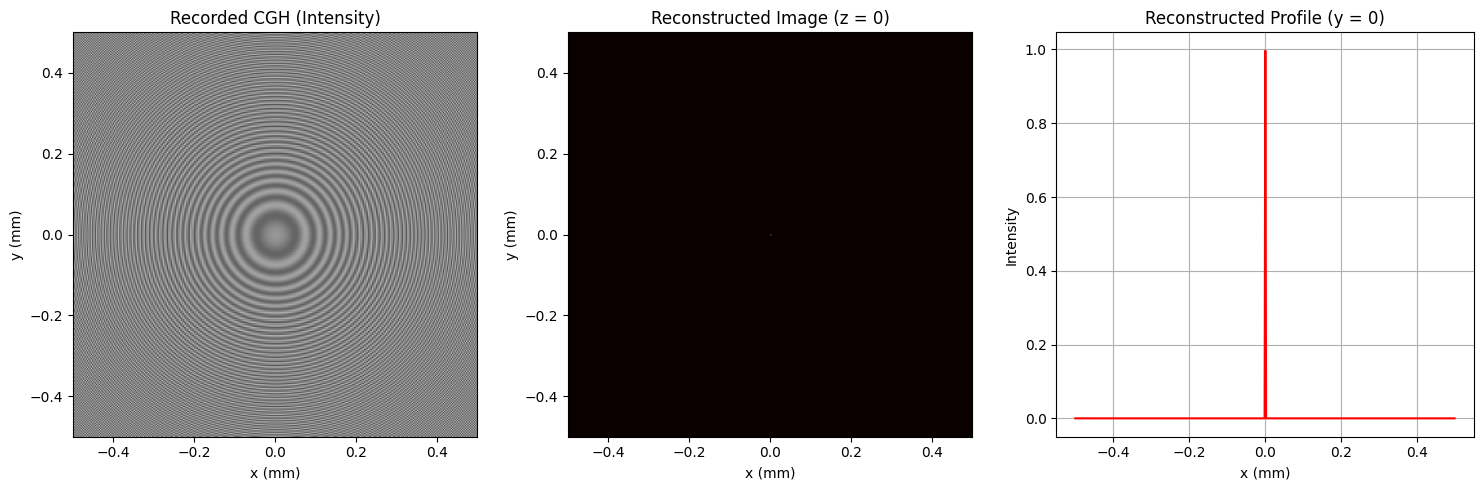
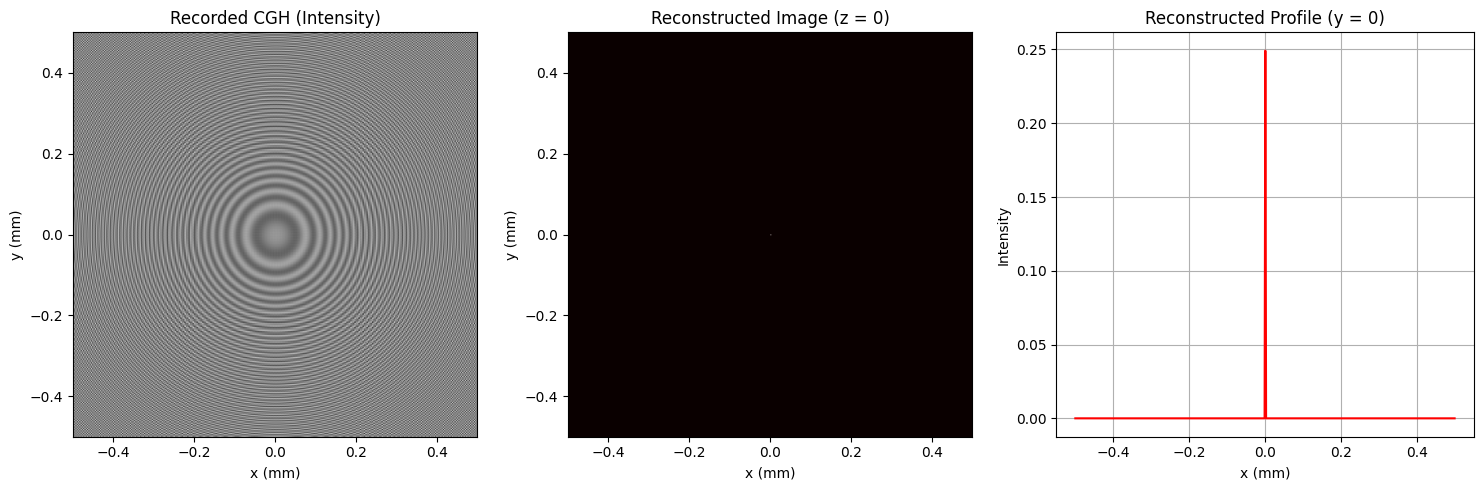
Unified diff of the notebook cell whose output changed from the first chart to the second:
--- before
+++ after
@@ -43,25 +43,21 @@
 u_object_plane = np.zeros((N, N), dtype=complex)
 # 中央に1点だけ光を配置
-u_object_plane[N//2, N//2] = 1.0
+u_object_plane[N//2, N//2] = 1
 
 # 物体光の伝搬 (z = 0 -> z = z)
 u_object_prop = propagate_asm(u_object_plane, z, wavelength, FX, FY)
 
-# 参照光（平行光、今回は光軸に並行な平面波）
+# 参照光（平行光、光軸に並行な平面波）
 u_reference = np.ones((N, N), dtype=complex)
 
-# 干渉
-# I = |O + R|^2 = |O|^2 + |R|^2 + O*R* + O**R
-u_hologram = u_object_prop + u_reference
-I_hologram = np.abs(u_hologram)**2
+# ゾーンプレート
+I_hologram_real = np.real(u_object_prop)
 
 # --- 4. 【再生フェーズ】 ---
-# 1. ホログラムの平均値（バイアス成分）を引いて、変化分（干渉縞）だけを取り出す
-I_hologram_ac = I_hologram - np.mean(I_hologram)
 
-# 2. バイアスを引いたホログラムに参照光をかける
-u_reconstruction_plane = I_hologram_ac * u_reference
+# バイアスを引いたホログラムに参照光をかける
+u_reconstruction_plane = I_hologram_real * u_reference
 
-# 再生波面を逆伝搬 (z = z -> z = 0、つまり距離 -z 伝搬させる)
+# 再生波面を逆伝搬 (z = z -> z = 0, 距離 -z 伝搬させる)
 u_reconstructed = propagate_asm(u_reconstruction_plane, -z, wavelength, FX, FY)
 
@@ -71,5 +67,5 @@
 # 1. 記録されたホログラム（干渉縞）
 plt.subplot(1, 3, 1)
-plt.imshow(I_hologram, extent=[-L*1e3/2, L*1e3/2, -L*1e3/2, L*1e3/2], cmap='gray')
+plt.imshow(I_hologram_real, extent=[-L*1e3/2, L*1e3/2, -L*1e3/2, L*1e3/2], cmap='gray')
 plt.title("Recorded CGH (Intensity)")
 plt.xlabel("x (mm)")

Commit: Colab を使用して作成されました